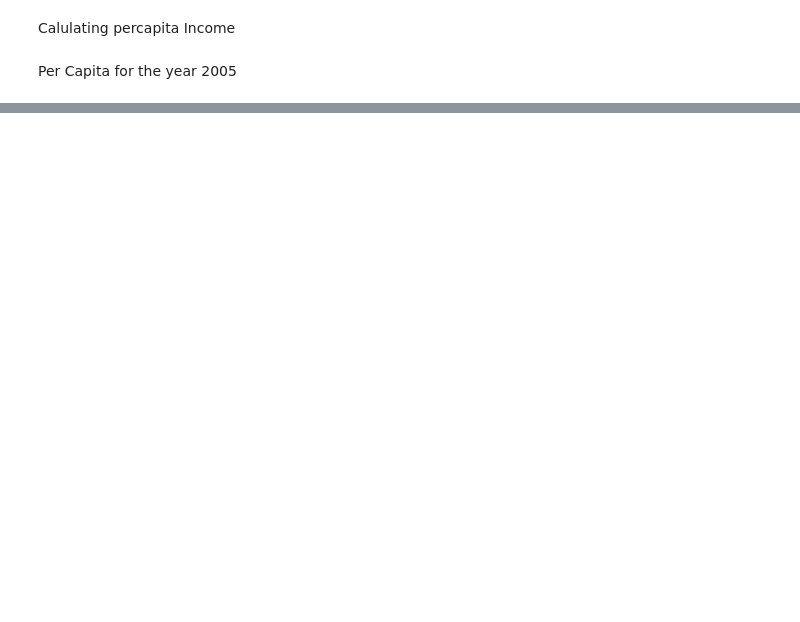
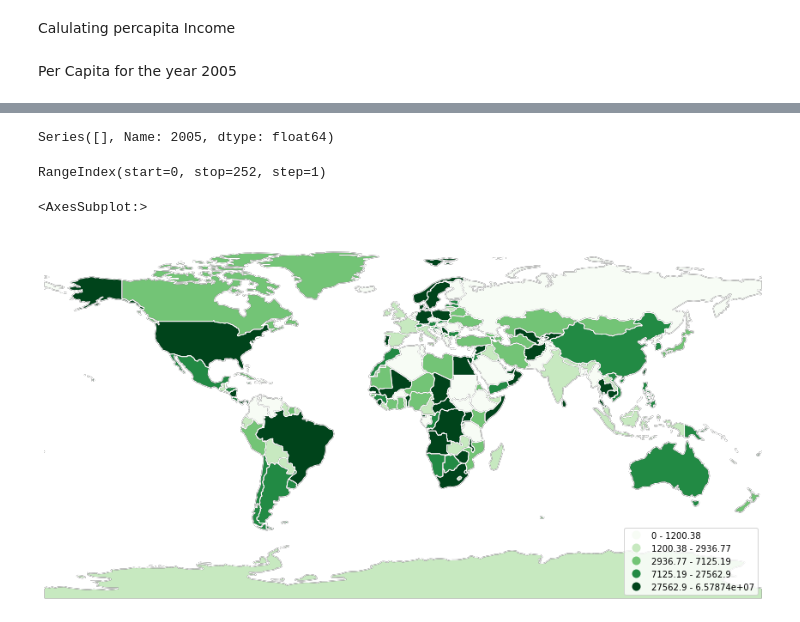
Before and after one commit to saivamsi333/Disaster-Detection-System, a Jupyter notebook: worldbank_assignment.ipynb, the cells around one changed output, grey strips where cells are left out. Drawn from its saved outputs; the diff is of its cells as text; code cells hidden in the pictures; blank space fills up the shorter version.

```diff
--- a/worldbank_assignment.ipynb
+++ b/worldbank_assignment.ipynb
@@ -293,0 +318,2 @@ pop_df=raw_pop_df.drop(columns=['2020','Unnamed: 65'])
+# %%
+raw_pop_df.drop(['Country Code', 'Indicator Name', 'Indicator Code','2020', 'Unnamed: 65'], axis=1, inplace=True)
@@ -293,0 +336,2 @@ pop_df=raw_pop_df.drop(columns=['2020','Unnamed: 65'])
+# %%
+pop_df=raw_pop_df.dropna(thresh=2)
@@ -293,0 +353,2 @@ pop_df=raw_pop_df.drop(columns=['2020','Unnamed: 65'])
+# %%
+pop_df=pop_df.reindex(gdp_df.index)
@@ -336,2 +436,2 @@ Name: 2005, Length: 264, dtype: float64
 # %%
-per_capita_2005=gdp_df['2005']/pop_df['2005']
+per_capita_2005=imputed_numerical_gdp_df['2005']/imputed_numerical_pop_df['2005']
@@ -337,0 +463,8 @@ per_capita_2005=gdp_df['2005']/pop_df['2005']
+# %%
+per_capita_2005.iloc[257:,]
+# %% [output]
+Series([], Name: 2005, dtype: float64)
+# %%
+per_capita_2005.index
+# %% [output]
+RangeIndex(start=0, stop=252, step=1)
@@ -337,0 +473,10 @@ per_capita_2005=gdp_df['2005']/pop_df['2005']
+# %%
+ax=geoplot.choropleth(
+    world, hue=per_capita_2005, scheme=scheme,
+    cmap='Greens', figsize=(15, 8), legend=True
+)
+
+geoplot.polyplot(world, edgecolor='white', zorder=1, ax=ax)
+# %% [output]
+<AxesSubplot:>
+[figure, added]
```
Also changed, not shown: parts of 37 cells of this notebook.
